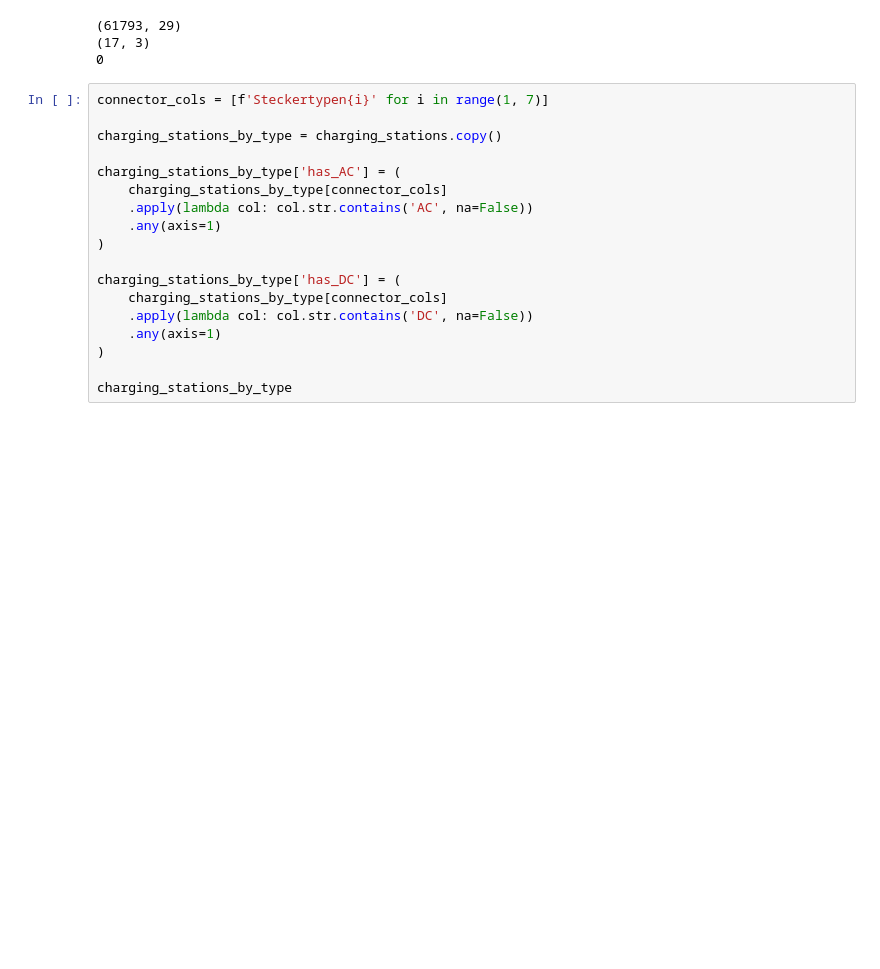
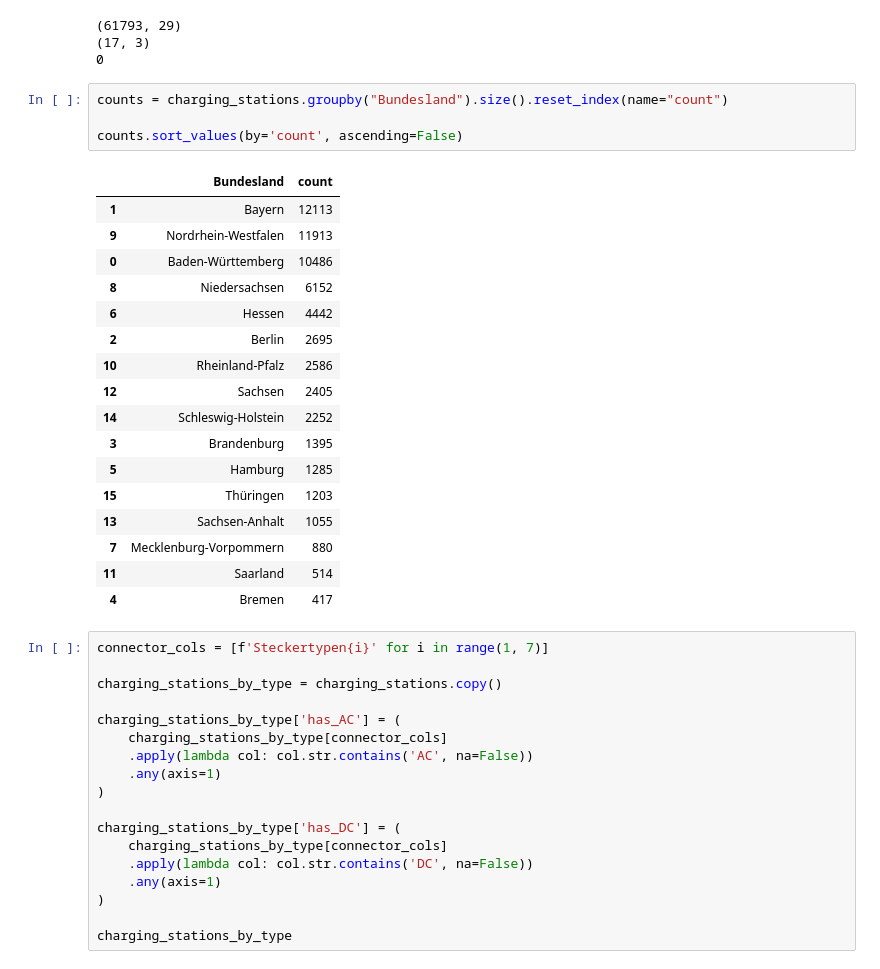
Before and after one commit to cankale/bmw-electric-vehicle-market-analysis, a Jupyter notebook: src/main.ipynb, the cells around one changed output. Drawn from its saved outputs; the diff is of its cells as text; blank space fills up the shorter version.

```diff
--- a/src/main.ipynb
+++ b/src/main.ipynb
@@ -414,6 +414,28 @@ print(charging_stations['Bundesland'].isna().sum())
 (61793, 29)
 (17, 3)
 0
+# %%
+counts = charging_stations.groupby("Bundesland").size().reset_index(name="count")
+
+counts.sort_values(by='count', ascending=False)
+# %% [output]
+|  | Bundesland | count |
+| 1 | Bayern | 12113 |
+| 9 | Nordrhein-Westfalen | 11913 |
+| 0 | Baden-Württemberg | 10486 |
+| 8 | Niedersachsen | 6152 |
+| 6 | Hessen | 4442 |
+| 2 | Berlin | 2695 |
+| 10 | Rheinland-Pfalz | 2586 |
+| 12 | Sachsen | 2405 |
+| 14 | Schleswig-Holstein | 2252 |
+| 3 | Brandenburg | 1395 |
+| 5 | Hamburg | 1285 |
+| 15 | Thüringen | 1203 |
+| 13 | Sachsen-Anhalt | 1055 |
+| 7 | Mecklenburg-Vorpommern | 880 |
+| 11 | Saarland | 514 |
+| 4 | Bremen | 417 |
 # %%
 connector_cols = [f'Steckertypen{i}' for i in range(1, 7)]
 
```
Also changed, not shown: parts of 2 cells of this notebook, 4 other files.
